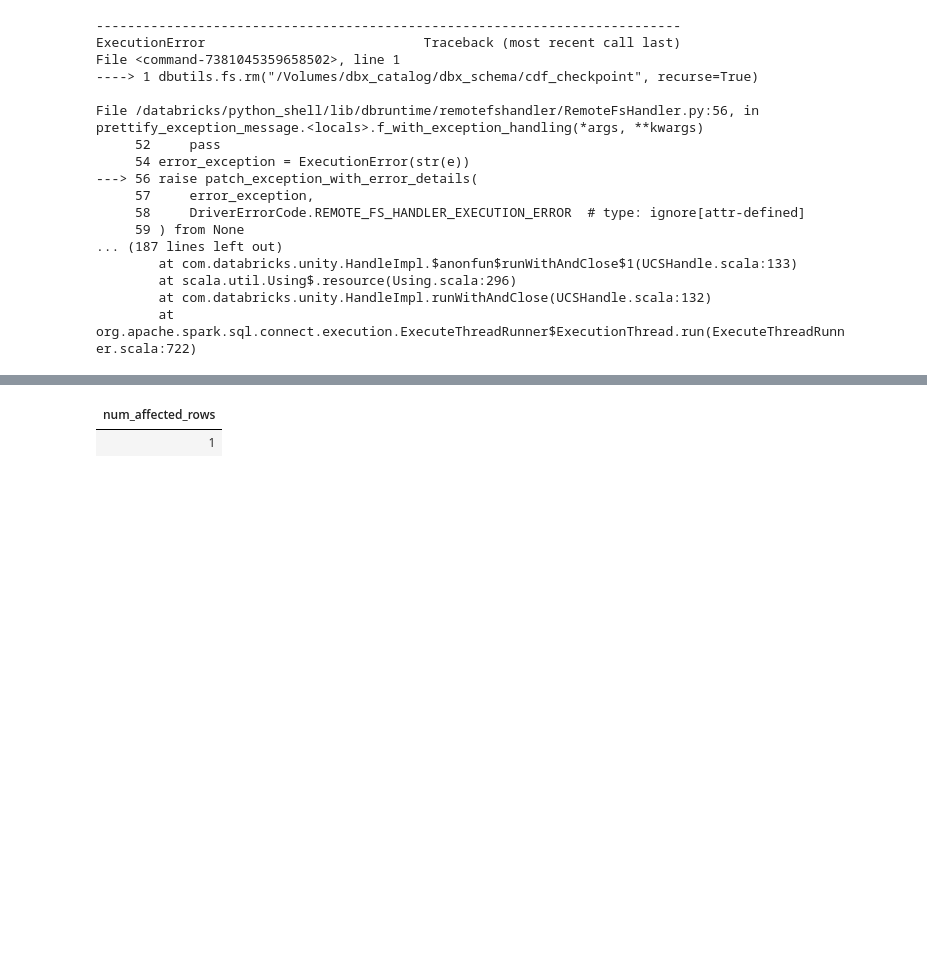
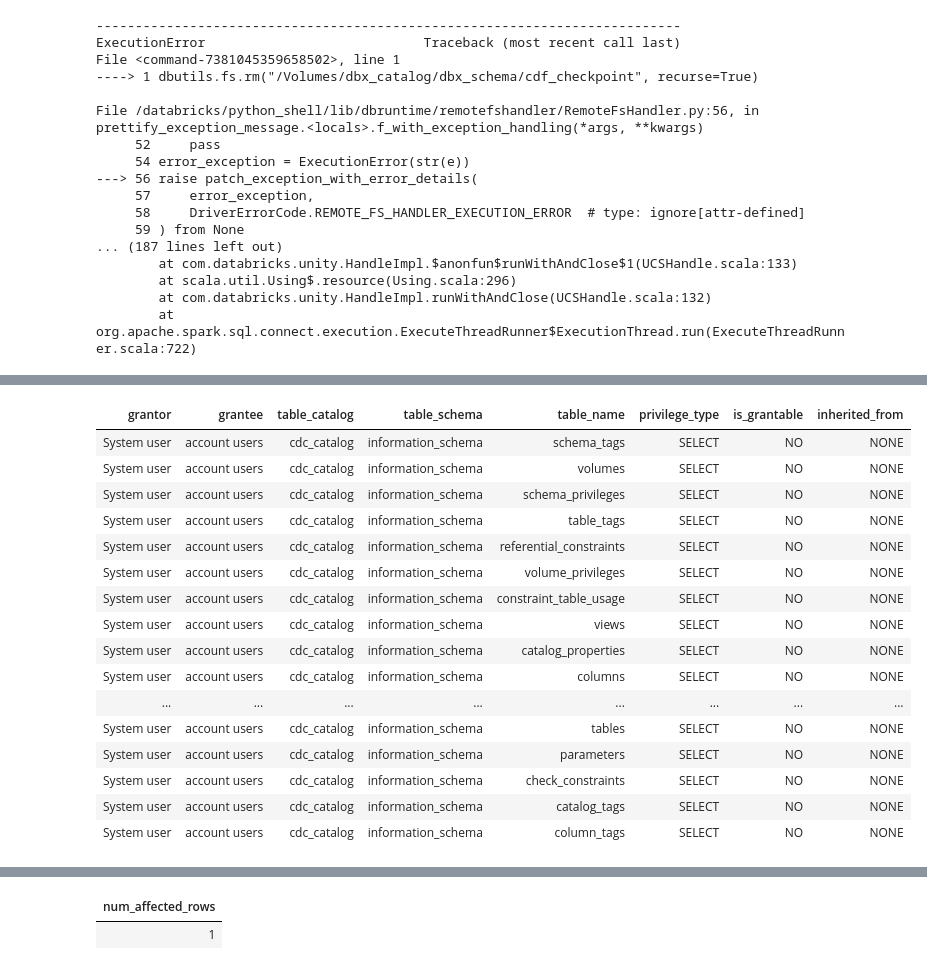
Before and after one commit to Sandutta2020/DataBricks_all, a Jupyter notebook: Implementing_CDF.ipynb, the cells around one changed output, grey strips where cells are left out. Drawn from its saved outputs; the diff is of its cells as text; code cells hidden in the pictures; blank space fills up the shorter version.

```diff
--- a/Implementing_CDF.ipynb
+++ b/Implementing_CDF.ipynb
@@ -185,3 +289,24 @@ spark.readStream.option("readChangeFeed", "true").option("startingVersion", 1).t
+# %%
+%sql
+select * from cdc_catalog.information_schema.table_privileges
+# %% [output]
+| grantor | grantee | table_catalog | table_schema | table_name | privilege_type | is_grantable | inherited_from |
+| System user | account users | cdc_catalog | information_schema | schema_tags | SELECT | NO | NONE |
+| System user | account users | cdc_catalog | information_schema | volumes | SELECT | NO | NONE |
+| System user | account users | cdc_catalog | information_schema | schema_privileges | SELECT | NO | NONE |
+| System user | account users | cdc_catalog | information_schema | table_tags | SELECT | NO | NONE |
+| System user | account users | cdc_catalog | information_schema | referential_constraints | SELECT | NO | NONE |
+| System user | account users | cdc_catalog | information_schema | volume_privileges | SELECT | NO | NONE |
+| System user | account users | cdc_catalog | information_schema | constraint_table_usage | SELECT | NO | NONE |
+| System user | account users | cdc_catalog | information_schema | views | SELECT | NO | NONE |
+| System user | account users | cdc_catalog | information_schema | catalog_properties | SELECT | NO | NONE |
+| System user | account users | cdc_catalog | information_schema | columns | SELECT | NO | NONE |
+| ... | ... | ... | ... | ... | ... | ... | ... |
+| System user | account users | cdc_catalog | information_schema | tables | SELECT | NO | NONE |
+| System user | account users | cdc_catalog | information_schema | parameters | SELECT | NO | NONE |
+| System user | account users | cdc_catalog | information_schema | check_constraints | SELECT | NO | NONE |
+| System user | account users | cdc_catalog | information_schema | catalog_tags | SELECT | NO | NONE |
+| System user | account users | cdc_catalog | information_schema | column_tags | SELECT | NO | NONE |
 # %%
 %sql
 select * from customers_updates
```
Also changed, not shown: parts of 20 cells of this notebook.
